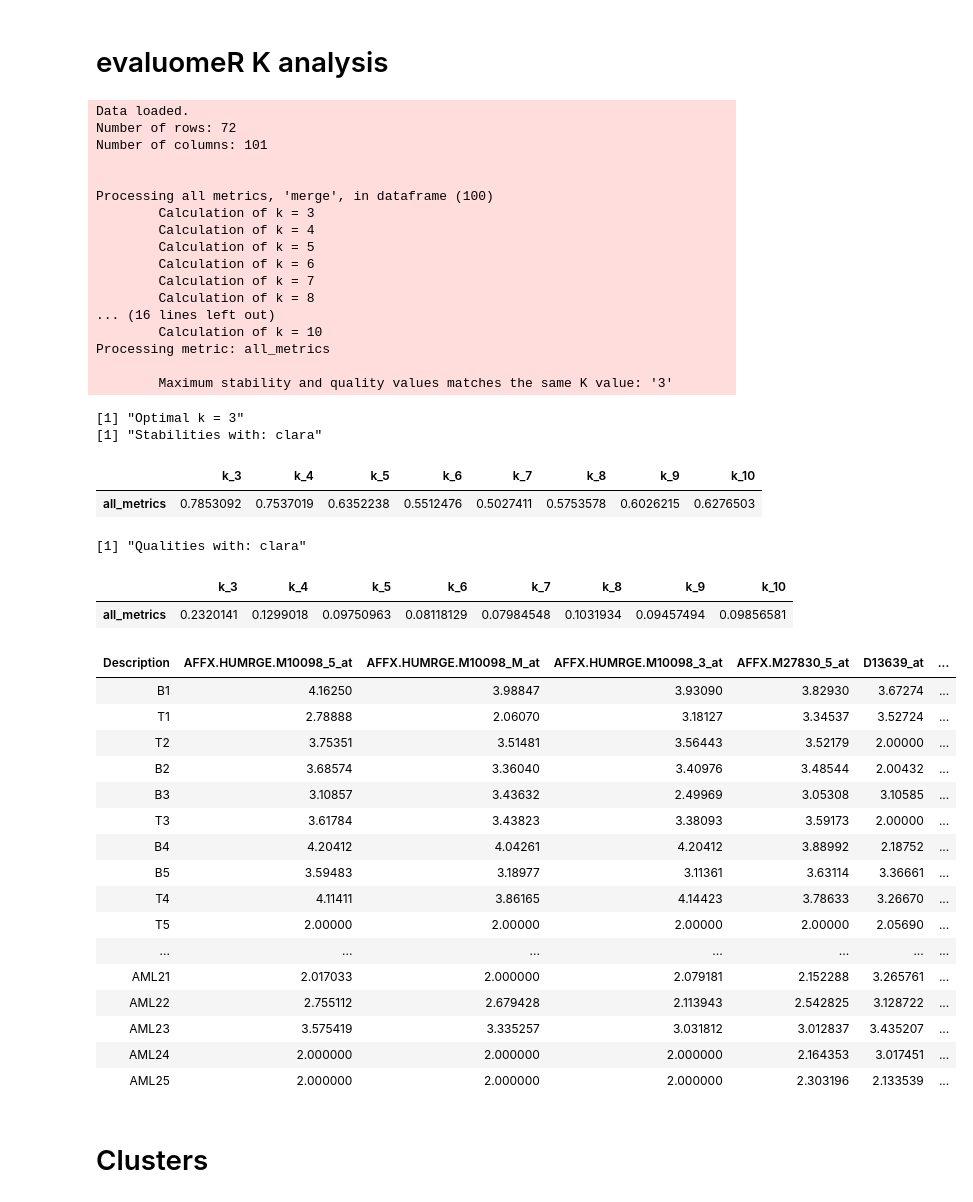
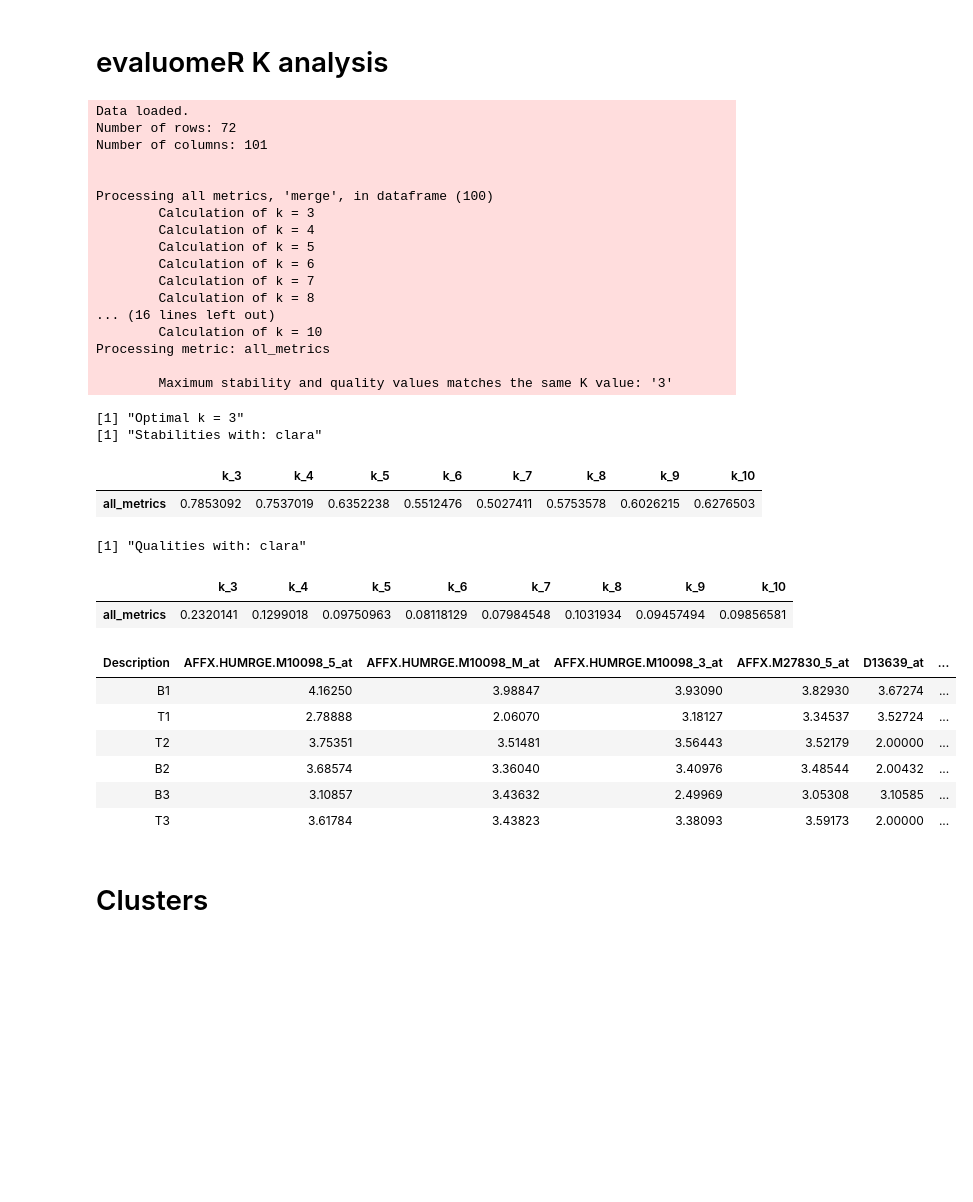
Before and after one commit to neobernad/evaluomeR, a Jupyter notebook: notebooks/local/golub.ipynb, the cells around one changed output. Drawn from its saved outputs; the diff is of its cells as text; code cells hidden in the pictures; blank space fills up the shorter version.

```diff
--- a/notebooks/local/golub.ipynb
+++ b/notebooks/local/golub.ipynb
@@ -167,49 +193,39 @@ print(paste0("Stabilities with: ", cbi))
 golub_stab
 print(paste0("Qualities with: ", cbi))
 golub_qual
-top_golub
+head(top_golub)
 # %% [output]
 Data loaded.
 Number of rows: 72
 Number of columns: 101
 
 
 Processing all metrics, 'merge', in dataframe (100)
         Calculation of k = 3
         Calculation of k = 4
         Calculation of k = 5
         Calculation of k = 6
         Calculation of k = 7
         Calculation of k = 8
 ... (16 lines left out)
         Calculation of k = 10
 Processing metric: all_metrics
 
         Maximum stability and quality values matches the same K value: '3'
 [1] "Optimal k = 3"
 [1] "Stabilities with: clara"
 |  | k_3 | k_4 | k_5 | k_6 | k_7 | k_8 | k_9 | k_10 |
 | all_metrics | 0.7853092 | 0.7537019 | 0.6352238 | 0.5512476 | 0.5027411 | 0.5753578 | 0.6026215 | 0.6276503 |
 [1] "Qualities with: clara"
 |  | k_3 | k_4 | k_5 | k_6 | k_7 | k_8 | k_9 | k_10 |
 | all_metrics | 0.2320141 | 0.1299018 | 0.09750963 | 0.08118129 | 0.07984548 | 0.1031934 | 0.09457494 | 0.09856581 |
 | Description | AFFX.HUMRGE.M10098_5_at | AFFX.HUMRGE.M10098_M_at | AFFX.HUMRGE.M10098_3_at | AFFX.M27830_5_at | D13639_at | ... |
 | B1 | 4.16250 | 3.98847 | 3.93090 | 3.82930 | 3.67274 | ... |
 | T1 | 2.78888 | 2.06070 | 3.18127 | 3.34537 | 3.52724 | ... |
 | T2 | 3.75351 | 3.51481 | 3.56443 | 3.52179 | 2.00000 | ... |
 | B2 | 3.68574 | 3.36040 | 3.40976 | 3.48544 | 2.00432 | ... |
 | B3 | 3.10857 | 3.43632 | 2.49969 | 3.05308 | 3.10585 | ... |
 | T3 | 3.61784 | 3.43823 | 3.38093 | 3.59173 | 2.00000 | ... |
-| B4 | 4.20412 | 4.04261 | 4.20412 | 3.88992 | 2.18752 | ... |
-| B5 | 3.59483 | 3.18977 | 3.11361 | 3.63114 | 3.36661 | ... |
-| T4 | 4.11411 | 3.86165 | 4.14423 | 3.78633 | 3.26670 | ... |
-| T5 | 2.00000 | 2.00000 | 2.00000 | 2.00000 | 2.05690 | ... |
-| ... | ... | ... | ... | ... | ... | ... |
-| AML21 | 2.017033 | 2.000000 | 2.079181 | 2.152288 | 3.265761 | ... |
-| AML22 | 2.755112 | 2.679428 | 2.113943 | 2.542825 | 3.128722 | ... |
-| AML23 | 3.575419 | 3.335257 | 3.031812 | 3.012837 | 3.435207 | ... |
-| AML24 | 2.000000 | 2.000000 | 2.000000 | 2.164353 | 3.017451 | ... |
-| AML25 | 2.000000 | 2.000000 | 2.000000 | 2.303196 | 2.133539 | ... |
 # %% [markdown]
 # Clusters
 # %%
```
Also changed, not shown: parts of 28 cells of this notebook, 1 other file.
